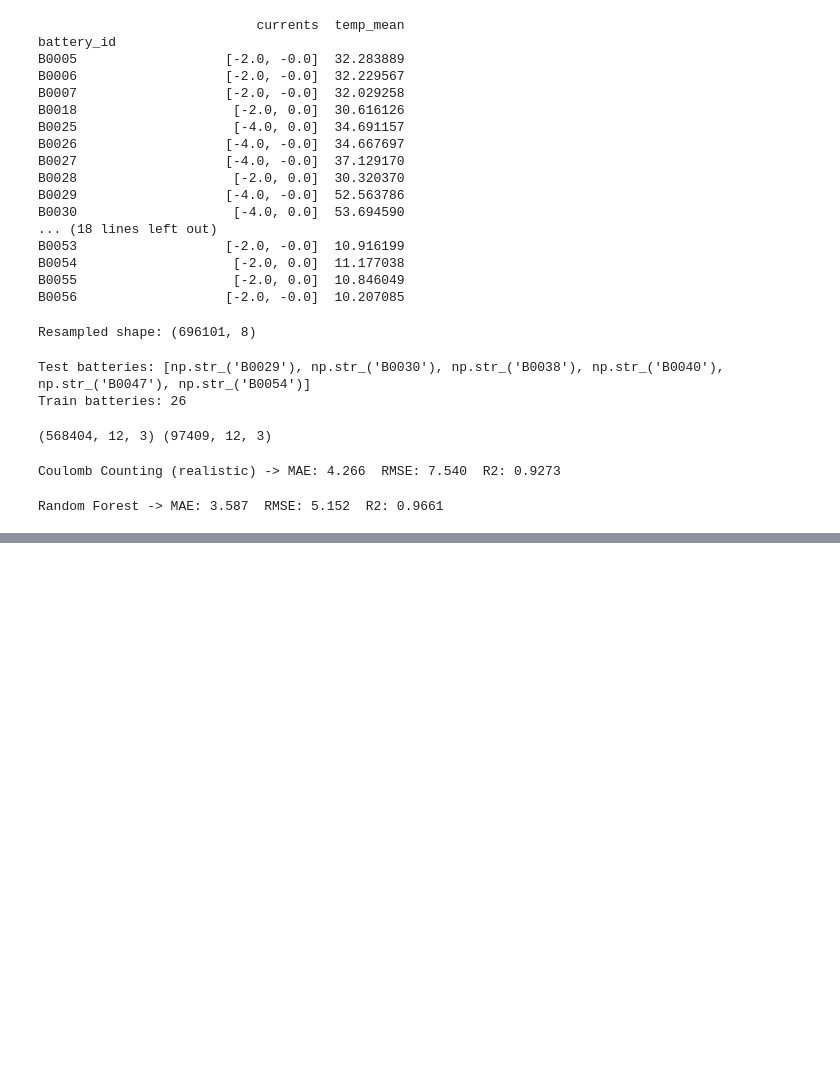
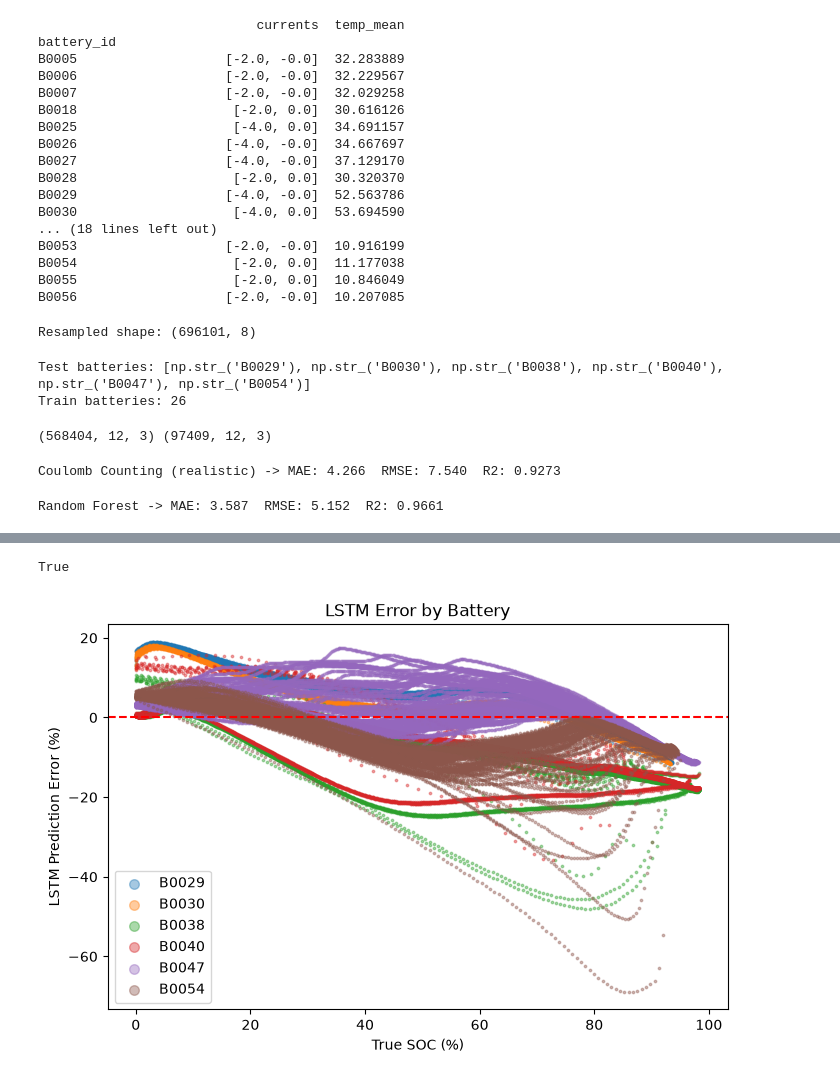
Before and after one commit to HarikeshopGCEK/BTECH_FINAL_YEAR_PROJECT, a Jupyter notebook: NASA Dataset/Model/SoC_study/01_SOC_estimation.ipynb, the cells around one changed output, grey strips where cells are left out. Cells and saved outputs as stored; diff of their text form; code cells hidden in the pictures; blank space fills up the shorter version.

```diff
--- a/NASA Dataset/Model/SoC_study/01_SOC_estimation.ipynb
+++ b/NASA Dataset/Model/SoC_study/01_SOC_estimation.ipynb
@@ -663,0 +682,33 @@ results
+# %%
+def make_windows_with_ids(sub_df, window=WINDOW):
+    X, y, ids = [], [], []
+    for (b, c), g in sub_df.groupby(['battery_id', 'cycle']):
+        g = g.sort_values('t_s')
+        v, i, t, soc = g['voltage'].values, g['current'].values, g['temperature'].values, g['soc'].values
+        for k in range(window, len(g)):
+            X.append(np.stack([v[k-window:k], i[k-window:k], t[k-window:k]], axis=1))
+            y.append(soc[k])
+            ids.append(b)
+    return np.array(X), np.array(y), np.array(ids)
+
+X_test_ids, y_test_ids, test_battery_ids = make_windows_with_ids(test_df)
+
+# sanity check — should print True (confirms same order/values as your existing y_test)
+print(np.allclose(y_test_ids.astype(float), np.array(y_test).astype(float)))
+# %% [output]
+True
+# %%
+lstm_err = np.array(lstm_pred) - np.array(y_test)
+
+plt.figure(figsize=(8,5))
+for b in np.unique(test_battery_ids):
+    mask = test_battery_ids == b
+    plt.scatter(np.array(y_test)[mask], lstm_err[mask], s=3, alpha=0.4, label=b)
+plt.axhline(0, color='r', linestyle='--')
+plt.xlabel('True SOC (%)')
+plt.ylabel('LSTM Prediction Error (%)')
+plt.legend(markerscale=4)
+plt.title('LSTM Error by Battery')
+plt.show()
+# %% [output]
+[figure, added]
```
Also changed, not shown: parts of 13 cells of this notebook, 3 other files.
